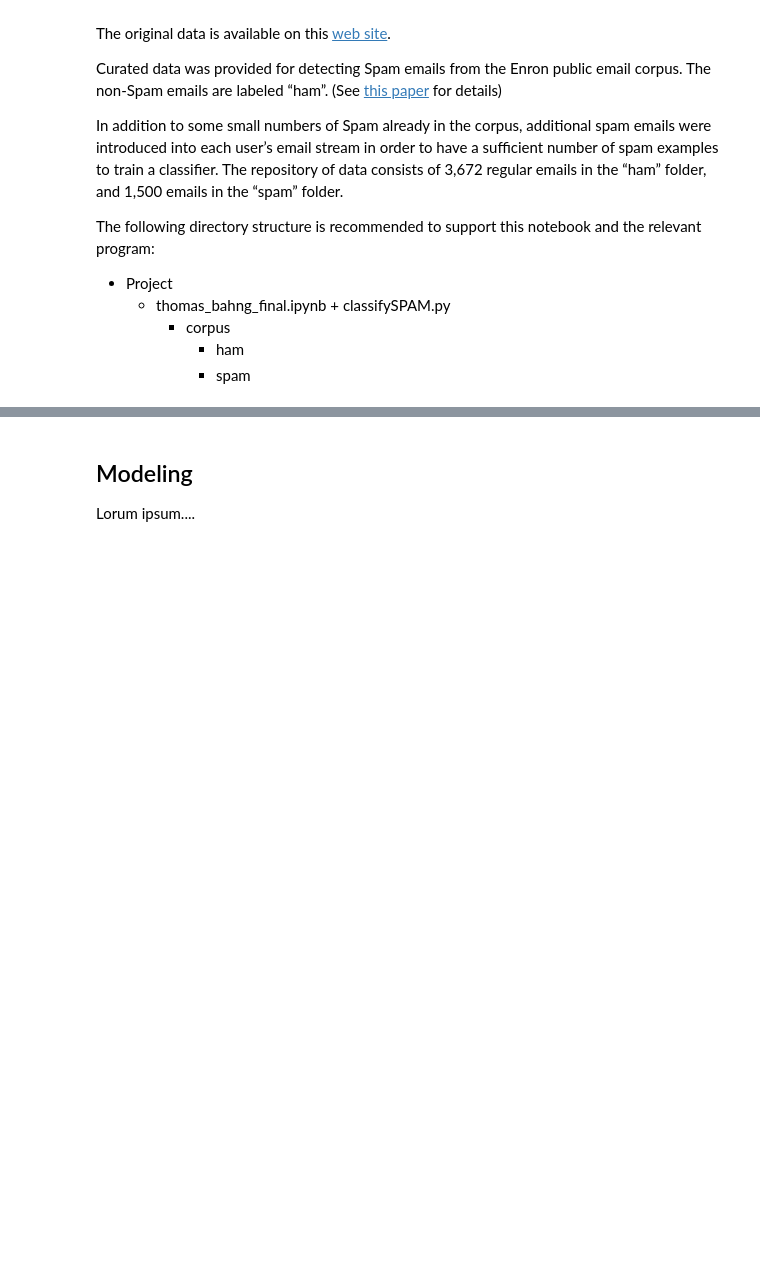
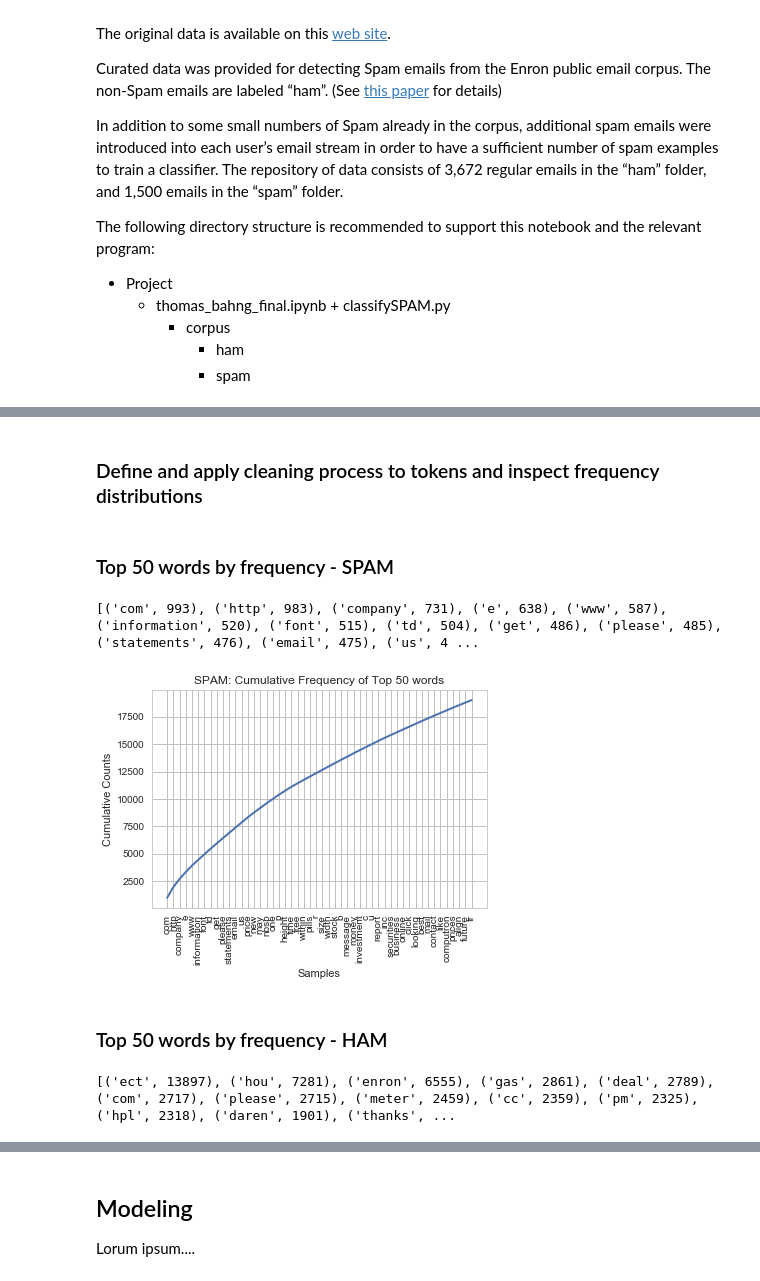
Before and after one commit to tbahng/ist664-NLP-and-Classification, a Jupyter notebook: thomas_bahng_final.ipynb, the cells around one changed output, grey strips where cells are left out. Saved outputs shown, nothing was run; the diff lists cells and outputs as text; code cells hidden in the pictures; blank space fills up the shorter version.

```diff
--- a/thomas_bahng_final.ipynb
+++ b/thomas_bahng_final.ipynb
@@ -64,0 +185,9 @@ Lorum ipsum....
+# %%
+# function to extract tokens from documents
+# param documents: a list of tuples where the first item of each tuple is the tokenized email text
+def getTokens(documents):
+    tokens = []
+    for doc in documents:
+        for w in doc[0]:
+            tokens.append(w)
+    return tokens
@@ -64,0 +220,31 @@ Lorum ipsum....
+# %% [markdown]
+### Define and apply cleaning process to tokens and inspect frequency distributions
+# %%
+# define stopwords
+from nltk.corpus import stopwords
+stopwords = stopwords.words('english')
+addtlstopwords = ['subject']
+stopwords = stopwords + addtlstopwords
+
+# function that identifies non-alphabetic tokens
+# param w: string word
+# returns true if word consists only of non-alphabetic characters
+def alpha_filter(w):
+    # pattern to match a word of non-alphabetical characters
+    pattern = re.compile('^[^a-z]+$')
+    if pattern.match(w):
+        return True
+    else:
+        return False
+
+# function to clean a list of tokens
+# param tokens: a list of strings where each element is a token
+# returns a new list of cleaned tokens
+def clean1(tokens):
+    # convert tokens to lower-case
+    tokens = [w.lower() for w in tokens]
+    # remove non-alphabetic words
+    tokens = [w for w in tokens if not alpha_filter(w)]
+    # remove stop words
+    tokens = [w for w in tokens if not w in stopwords]
+    return tokens
@@ -64,0 +255,18 @@ Lorum ipsum....
+# %% [markdown]
+### Top 50 words by frequency - SPAM
+# %%
+fdistspam = FreqDist(clean1(getTokens(spamDocs))) # frequency distribution
+print([item for item in fdistspam.most_common(50)])
+# %% [output]
+[('com', 993), ('http', 983), ('company', 731), ('e', 638), ('www', 587), ('information', 520), ('font', 515), ('td', 504), ('get', 486), ('please', 485), ('statements', 476), ('email', 475), ('us', 4 ...
+# %%
+fdistspam.plot(50, cumulative = True, title = "SPAM: Cumulative Frequency of Top 50 words")
+# %% [output]
+[figure, added]
+# %% [markdown]
+### Top 50 words by frequency - HAM
+# %%
+fdistham = FreqDist(clean1(getTokens(hamDocs))) # frequency distribution
+print([item for item in fdistham.most_common(50)])
+# %% [output]
+[('ect', 13897), ('hou', 7281), ('enron', 6555), ('gas', 2861), ('deal', 2789), ('com', 2717), ('please', 2715), ('meter', 2459), ('cc', 2359), ('pm', 2325), ('hpl', 2318), ('daren', 1901), ('thanks', ...
```
Also changed, not shown: parts of 45 cells of this notebook.
